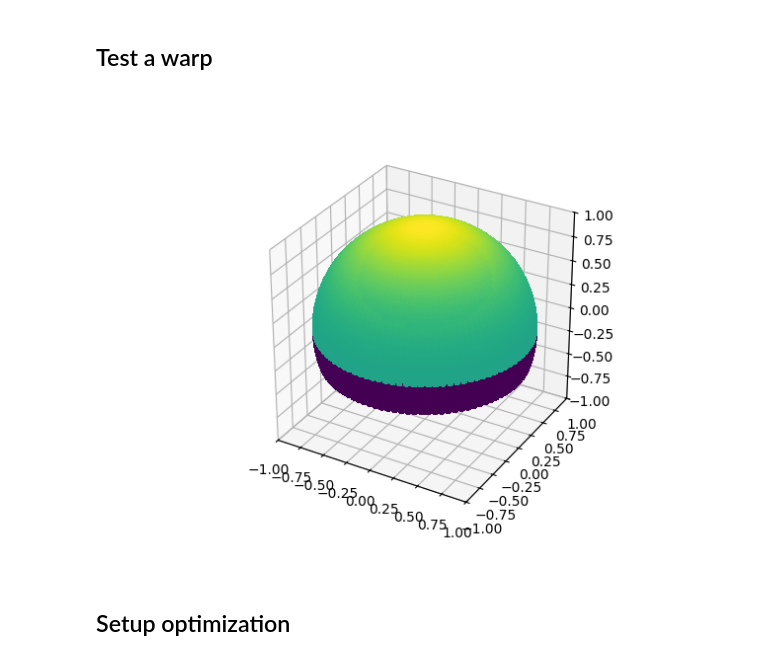
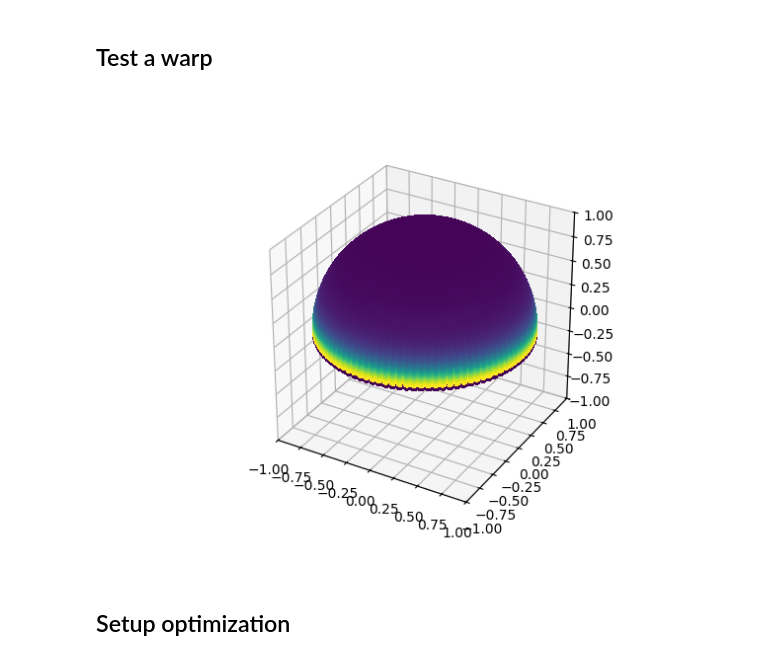
Before and after one commit to matttsss/mitsuba3, a Jupyter notebook: sampling_tests/warps.ipynb, the cells around one changed output. Cells and saved outputs as stored; diff of their text form; code cells hidden in the pictures.

```diff
--- a/sampling_tests/warps.ipynb
+++ b/sampling_tests/warps.ipynb
@@ -14,7 +16,7 @@ mi.set_variant('cuda_ad_rgb')
 ## Define original sphere to map
 # %%
 res = 100
-theta = dr.linspace(mi.Float, 0, dr.pi/2 + 0.1*dr.pi, res)
+theta = dr.linspace(mi.Float, 0, dr.pi/2 + 0.01*dr.pi, res)
 phi = dr.linspace(mi.Float, 0, 2 * dr.pi, res)
 theta, phi = dr.meshgrid(theta, phi)
 st, ct = dr.sincos(theta)
@@ -30,8 +32,14 @@ True
 def pdf_cosine_hemisphere(wi):
     return dr.inv_pi * dr.maximum(0.0, mi.Frame3f.cos_theta(wi))
 
-def pdf_uniform_hemisphere_pdf(wi):
+def pdf_uniform_hemisphere(wi):
     return dr.inv_two_pi & (mi.Frame3f.cos_theta(wi) > 0.0)
+
+def pdf_pow_cosine_hemisphere(wi, exp):
+    return (1+exp) * mi.Frame3f.sin_theta(wi) * mi.Frame3f.cos_theta(wi) ** exp
+
+def pdf_uniform_sphere(wi):
+    return dr.inv_four_pi
 
 def pdf(pdf_func, wi, mat):
     inv_mat = dr.rcp(mat)
@@ -41,25 +49,25 @@ def pdf(pdf_func, wi, mat):
 # %%
 mat = mi.Matrix3f(
     [1.0, 0.0, 0.0],
     [0.0, 1.0, 0.0],
-    [0.0, 0.0, 1.2]
+    [0.0, 0.0, 0.2]
 )
-pdf_out = pdf(pdf_uniform_hemisphere_pdf, wi, mat)
+pdf_out = pdf(pdf_uniform_hemisphere, wi, mat)
 
 dr.eval(pdf_out)
 
 # Plotting
 fig = plt.figure()
 ax = fig.add_subplot(projection='3d')
 
 ax.scatter(wi.x, wi.y, wi.z, c=pdf_out, antialiased=False, depthshade=False)
 ax.set_box_aspect([1,1,1])  # Equal aspect ratio
 ax.set_xlim(-1, 1)
 ax.set_ylim(-1, 1)
 ax.set_zlim(-1, 1)
 plt.show()
 # %% [output]
-[figure, old version]
+[figure, new version]
 # %% [markdown]
 ## Setup optimization
 # %%
```
Also changed, not shown: parts of 4 cells of this notebook, 2 other files.
